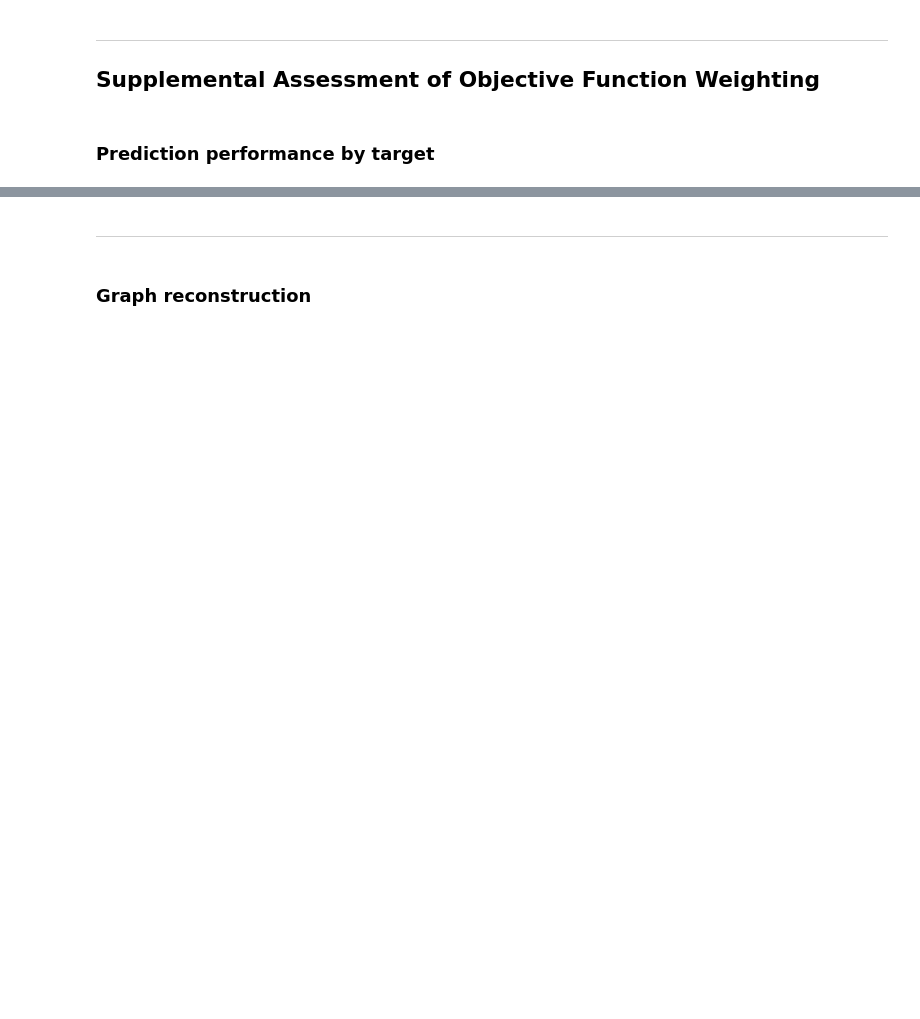
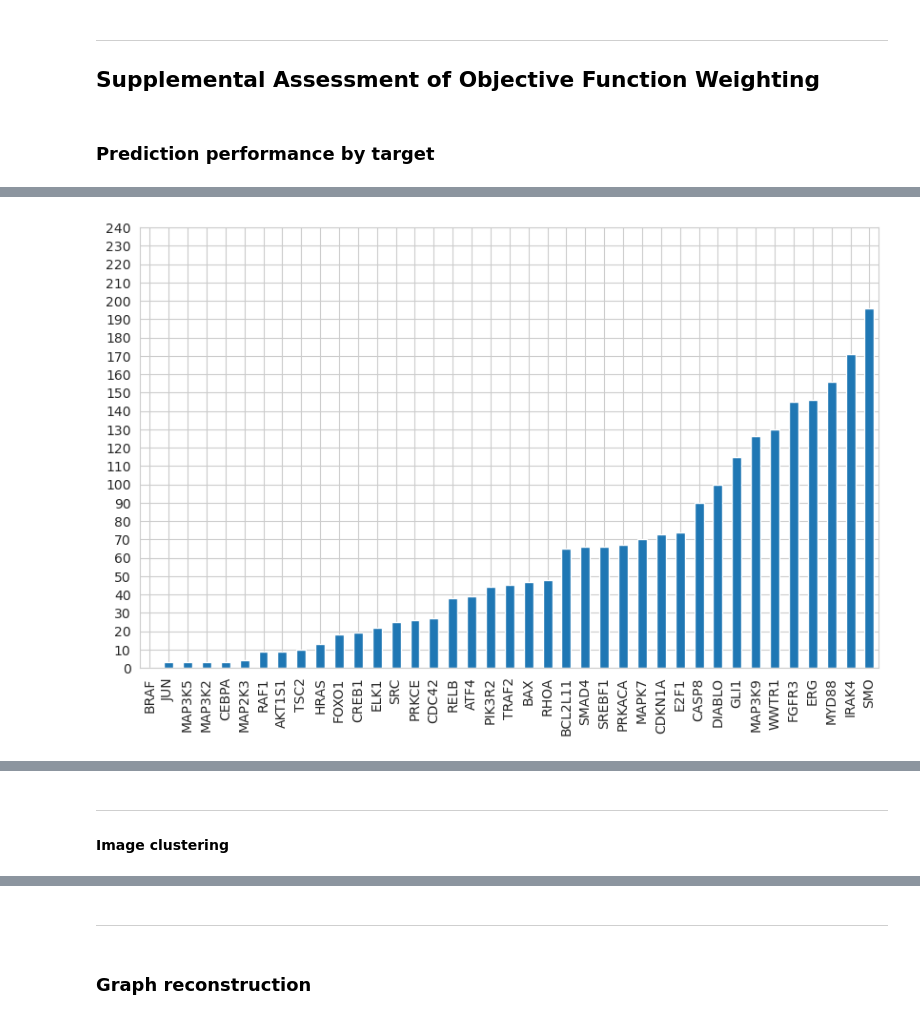
Before and after one commit to uhlerlab/image2reg, a Jupyter notebook: notebooks/translation/mapping/translational_mapping_loto_final_gridsearch.ipynb, the cells around one changed output, grey strips where cells are left out. Cells and saved outputs as stored; diff of their text form; code cells hidden in the pictures; blank space fills up the shorter version.

```diff
--- a/notebooks/translation/mapping/translational_mapping_loto_final_gridsearch.ipynb
+++ b/notebooks/translation/mapping/translational_mapping_loto_final_gridsearch.ipynb
@@ -1474,7 +1705,7 @@ We find that the model with the configuration ID of 963 of reaches the highest A
 ntk_no_clustering_result = exp_gs_ntk_knn_results.loc[
     exp_gs_ntk_knn_results.config_id == 963
 ]
-ntk_no_clustering_result.loc[:, "model"] = "NTK"
+ntk_no_clustering_result.loc[:, "model"] = "NTK (with SI)"
 # %% [output]
 A value is trying to be set on a copy of a slice from a DataFrame.
 Try using .loc[row_indexer,col_indexer] = value instead
@@ -1485,8 +1758,10 @@ See the caveats in the documentation: https://pandas.pydata.org/pandas-docs/stab
 # %% [markdown]
 We will now plot the performance of this model against a mean and a random baseline as well as the model using a synthetic intervetnion approach.
 # %%
-exp_synt_int_knn_results.loc[:, "model"] = "Synthetic intervention"
-no_clustering_results = ntk_no_clustering_result.append(exp_synt_int_knn_results)
+exp_synt_int_knn_results.loc[:, "model"] = "Relaxed SI"
+no_clustering_results = ntk_no_clustering_wo_neigh_result.append(
+    exp_synt_int_knn_results
+).append(ntk_no_clustering_result)
 # %% [output]
 [interactive output not drawn]
 # %%
@@ -1835,3 +2255,12 @@ Text(0, 0.5, '')
 selected_reg_pert_embs_dict = exp_embs_dict["gae_exp_a1_b0_g0_split_graph_physical"]
 # %% [output]
 [interactive output not drawn]
+# %%
+model_type = "ntk"
+reg = ntk_no_clustering_result.loc[0, "reg"]
+use_mean_train_reg_embs = ntk_no_clustering_result.loc[0, "use_mean_train_reg_embs"]
+n_neighbors_pos_encodings = ntk_no_clustering_result.loc[0, "n_neighbors_pos_encodings"]
+n_pos_encodings = ntk_no_clustering_result.loc[0, "n_pos_encodings"]
+pos_encoding_type = ntk_no_clustering_result.loc[0, "pos_encoding_type"]
+append_neighbor_embs = ntk_no_clustering_result.loc[0, "append_neighbor_embs"]
+rff_sigma = ntk_no_clustering_result.loc[0, "rff_sigma"]
@@ -1837,0 +2269,13 @@ selected_reg_pert_embs_dict = exp_embs_dict["gae_exp_a1_b0_g0_split_graph_physic
+# %%
+ntk_no_clustering_pred_dict = get_nn_prediction_dict(
+    reg_embs_dict=selected_reg_pert_embs_dict["reg_embs"],
+    pert_embs_dict=selected_reg_pert_embs_dict["pert_embs"],
+    model_type=model_type,
+    model_params_dict={"reg": reg},
+    use_y_train_mean=use_mean_train_reg_embs,
+    n_neighbors_weights_features=n_neighbors_pos_encodings,
+    n_weight_encodings=n_pos_encodings,
+    neighbor_weight_encoding=pos_encoding_type,
+    append_neighbor_embs=append_neighbor_embs,
+    rff_sigma=rff_sigma,
+)
@@ -1837,0 +2284,8 @@ selected_reg_pert_embs_dict = exp_embs_dict["gae_exp_a1_b0_g0_split_graph_physic
+# %%
+sns.set_style("whitegrid")
+ntk_no_clustering_hit_dict = get_knn_hit_data(ntk_no_clustering_pred_dict)
+ax = ntk_no_clustering_hit_dict.knn_hit.sort_values().plot(kind="bar", figsize=[10, 6])
+ax.set_yticks(range(0, 250, 10))
+plt.show()
+# %% [output]
+[figure, added]
@@ -1837,0 +2293,3 @@ selected_reg_pert_embs_dict = exp_embs_dict["gae_exp_a1_b0_g0_split_graph_physic
+# %% [markdown]
+---
+#### Image clustering
```
Also changed, not shown: parts of 83 cells of this notebook.
